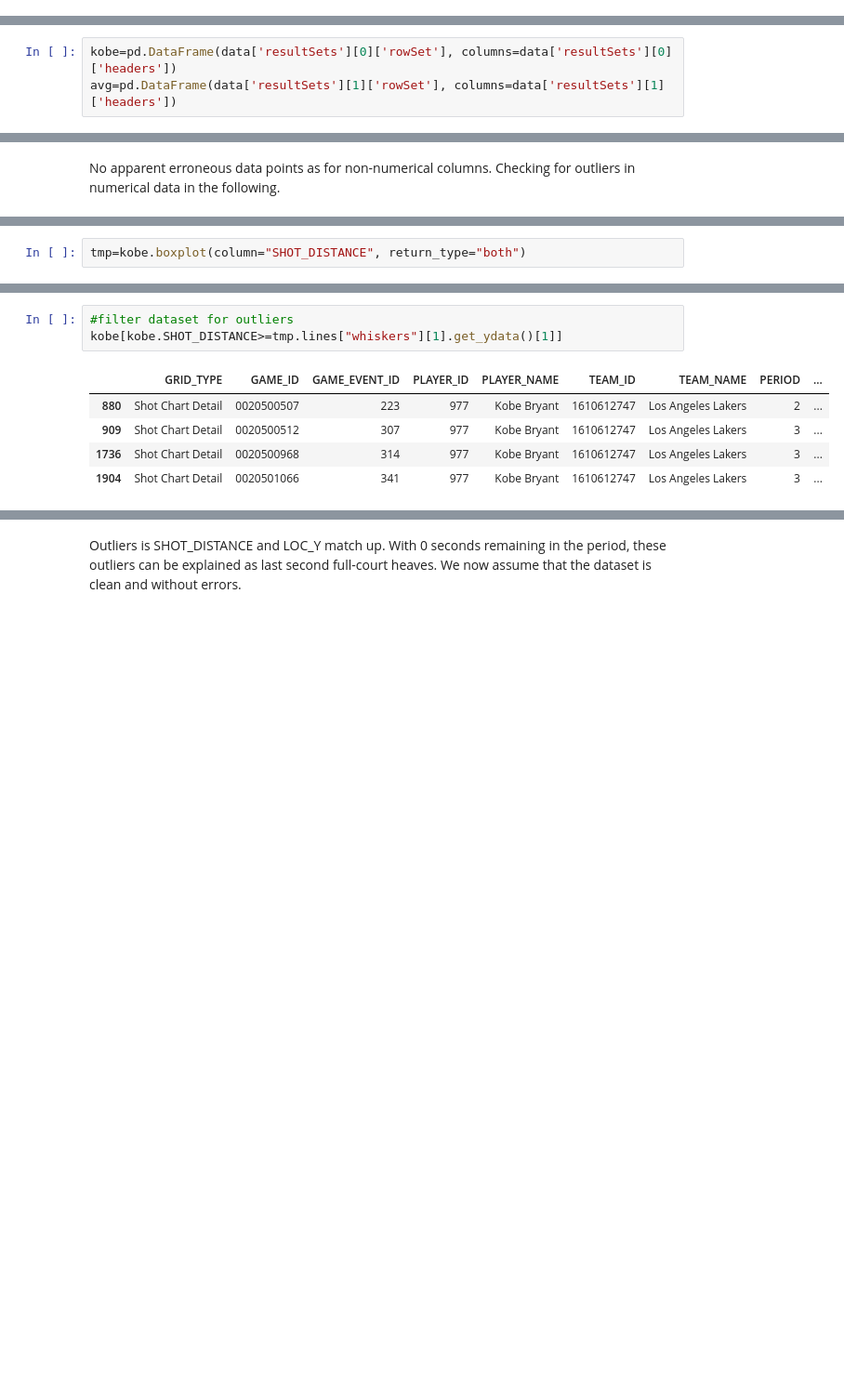
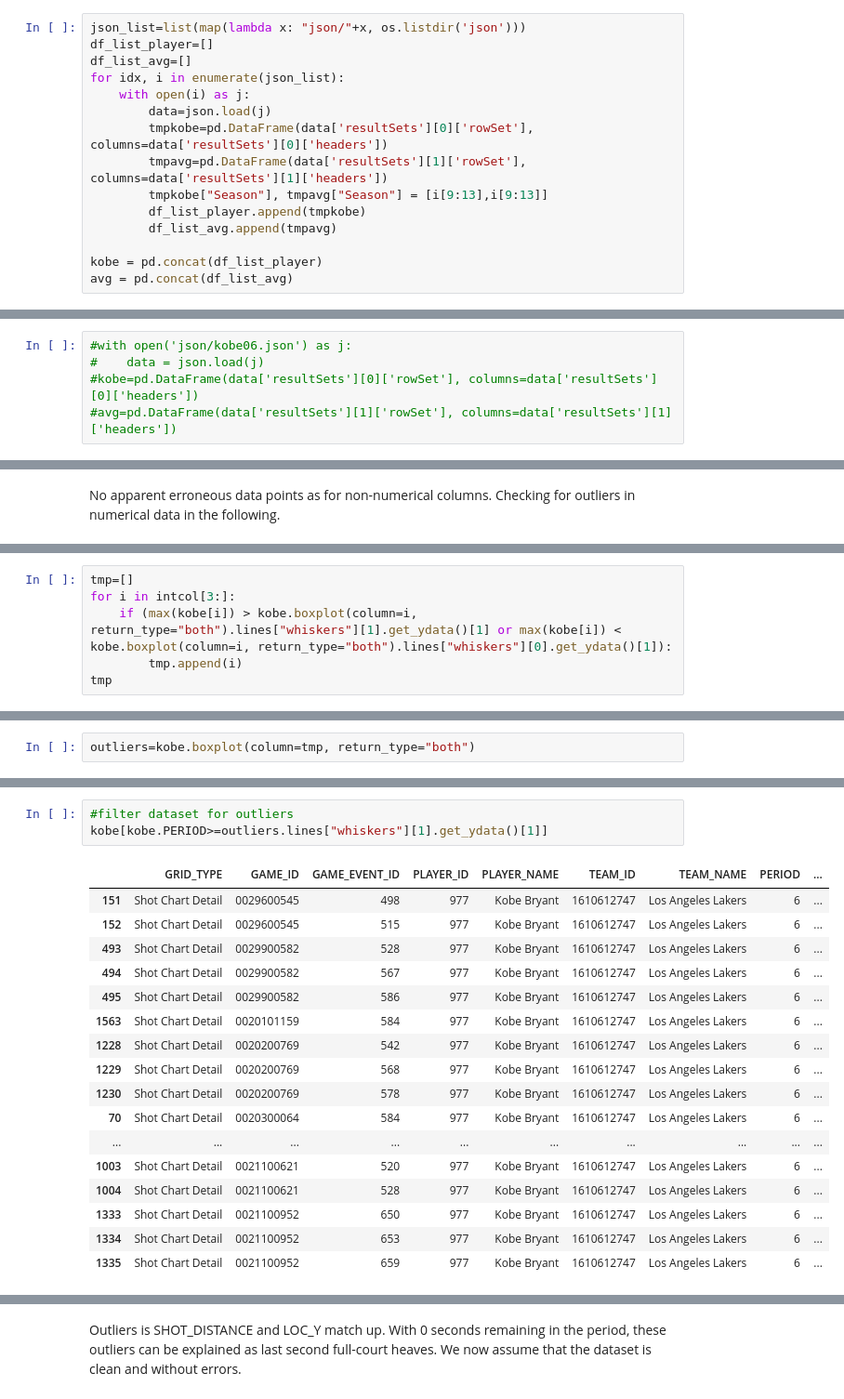
Before and after one commit to MAP536/PythonProject, a Jupyter notebook: nba_stats.ipynb, the cells around one changed output, grey strips where cells are left out. Shown at 93% size. Saved outputs shown, nothing was run; the diff lists cells and outputs as text; blank space fills up the shorter version.

```diff
--- a/nba_stats.ipynb
+++ b/nba_stats.ipynb
@@ -16,0 +20,15 @@ with open('kobe06.json') as j:
+# %%
+json_list=list(map(lambda x: "json/"+x, os.listdir('json')))
+df_list_player=[]
+df_list_avg=[]
+for idx, i in enumerate(json_list):
+    with open(i) as j:
+        data=json.load(j)
+        tmpkobe=pd.DataFrame(data['resultSets'][0]['rowSet'], columns=data['resultSets'][0]['headers'])
+        tmpavg=pd.DataFrame(data['resultSets'][1]['rowSet'], columns=data['resultSets'][1]['headers'])
+        tmpkobe["Season"], tmpavg["Season"] = [i[9:13],i[9:13]]
+        df_list_player.append(tmpkobe)
+        df_list_avg.append(tmpavg)
+
+kobe = pd.concat(df_list_player)
+avg = pd.concat(df_list_avg)
@@ -17,3 +45,5 @@ with open('kobe06.json') as j:
 # %%
-kobe=pd.DataFrame(data['resultSets'][0]['rowSet'], columns=data['resultSets'][0]['headers'])
-avg=pd.DataFrame(data['resultSets'][1]['rowSet'], columns=data['resultSets'][1]['headers'])
+#with open('json/kobe06.json') as j:
+#    data = json.load(j)
+#kobe=pd.DataFrame(data['resultSets'][0]['rowSet'], columns=data['resultSets'][0]['headers'])
+#avg=pd.DataFrame(data['resultSets'][1]['rowSet'], columns=data['resultSets'][1]['headers'])
@@ -102,0 +139,6 @@ plt.xticks(rotation=90)
+# %%
+tmp=[]
+for i in intcol[3:]:
+    if (max(kobe[i]) > kobe.boxplot(column=i, return_type="both").lines["whiskers"][1].get_ydata()[1] or max(kobe[i]) < kobe.boxplot(column=i, return_type="both").lines["whiskers"][0].get_ydata()[1]):
+        tmp.append(i)
+tmp
@@ -103,3 +148,3 @@ plt.xticks(rotation=90)
 # %%
-tmp=kobe.boxplot(column="SHOT_DISTANCE", return_type="both")
+outliers=kobe.boxplot(column=tmp, return_type="both")
 # %% [output]
@@ -107,9 +152,21 @@ tmp=kobe.boxplot(column="SHOT_DISTANCE", return_type="both")
 # %%
 #filter dataset for outliers
-kobe[kobe.SHOT_DISTANCE>=tmp.lines["whiskers"][1].get_ydata()[1]]
+kobe[kobe.PERIOD>=outliers.lines["whiskers"][1].get_ydata()[1]]
 # %% [output]
 |  | GRID_TYPE | GAME_ID | GAME_EVENT_ID | PLAYER_ID | PLAYER_NAME | TEAM_ID | TEAM_NAME | PERIOD | ... |
-| 880 | Shot Chart Detail | 0020500507 | 223 | 977 | Kobe Bryant | 1610612747 | Los Angeles Lakers | 2 | ... |
-| 909 | Shot Chart Detail | 0020500512 | 307 | 977 | Kobe Bryant | 1610612747 | Los Angeles Lakers | 3 | ... |
-| 1736 | Shot Chart Detail | 0020500968 | 314 | 977 | Kobe Bryant | 1610612747 | Los Angeles Lakers | 3 | ... |
-| 1904 | Shot Chart Detail | 0020501066 | 341 | 977 | Kobe Bryant | 1610612747 | Los Angeles Lakers | 3 | ... |
+| 151 | Shot Chart Detail | 0029600545 | 498 | 977 | Kobe Bryant | 1610612747 | Los Angeles Lakers | 6 | ... |
+| 152 | Shot Chart Detail | 0029600545 | 515 | 977 | Kobe Bryant | 1610612747 | Los Angeles Lakers | 6 | ... |
+| 493 | Shot Chart Detail | 0029900582 | 528 | 977 | Kobe Bryant | 1610612747 | Los Angeles Lakers | 6 | ... |
+| 494 | Shot Chart Detail | 0029900582 | 567 | 977 | Kobe Bryant | 1610612747 | Los Angeles Lakers | 6 | ... |
+| 495 | Shot Chart Detail | 0029900582 | 586 | 977 | Kobe Bryant | 1610612747 | Los Angeles Lakers | 6 | ... |
+| 1563 | Shot Chart Detail | 0020101159 | 584 | 977 | Kobe Bryant | 1610612747 | Los Angeles Lakers | 6 | ... |
+| 1228 | Shot Chart Detail | 0020200769 | 542 | 977 | Kobe Bryant | 1610612747 | Los Angeles Lakers | 6 | ... |
+| 1229 | Shot Chart Detail | 0020200769 | 568 | 977 | Kobe Bryant | 1610612747 | Los Angeles Lakers | 6 | ... |
+| 1230 | Shot Chart Detail | 0020200769 | 578 | 977 | Kobe Bryant | 1610612747 | Los Angeles Lakers | 6 | ... |
+| 70 | Shot Chart Detail | 0020300064 | 584 | 977 | Kobe Bryant | 1610612747 | Los Angeles Lakers | 6 | ... |
+| ... | ... | ... | ... | ... | ... | ... | ... | ... | ... |
+| 1003 | Shot Chart Detail | 0021100621 | 520 | 977 | Kobe Bryant | 1610612747 | Los Angeles Lakers | 6 | ... |
+| 1004 | Shot Chart Detail | 0021100621 | 528 | 977 | Kobe Bryant | 1610612747 | Los Angeles Lakers | 6 | ... |
+| 1333 | Shot Chart Detail | 0021100952 | 650 | 977 | Kobe Bryant | 1610612747 | Los Angeles Lakers | 6 | ... |
+| 1334 | Shot Chart Detail | 0021100952 | 653 | 977 | Kobe Bryant | 1610612747 | Los Angeles Lakers | 6 | ... |
+| 1335 | Shot Chart Detail | 0021100952 | 659 | 977 | Kobe Bryant | 1610612747 | Los Angeles Lakers | 6 | ... |
```
Also changed, not shown: parts of 24 cells of this notebook, 20 other files.
